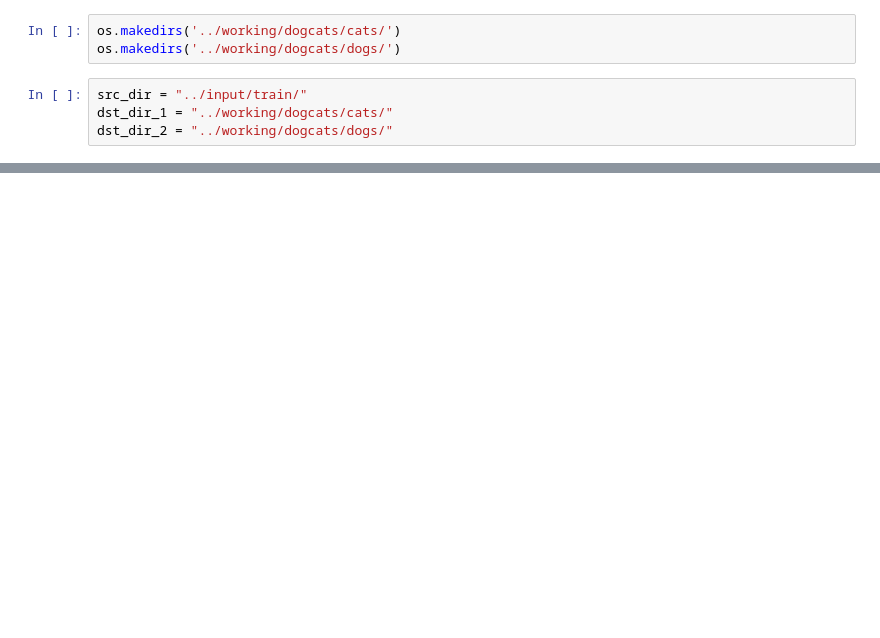
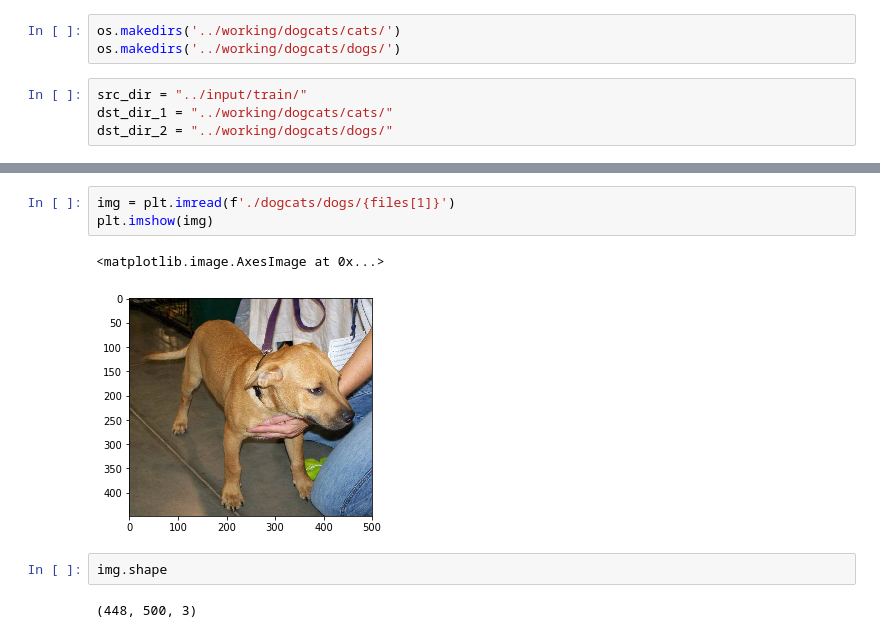
Before and after one commit to anshulrai/Kaggle-Challenges, a Jupyter notebook: Dog vs Cats/Dog vs Cats #1.ipynb, the cells around one changed output, grey strips where cells are left out. Drawn from its saved outputs; the diff is of its cells as text; blank space fills up the shorter version.

```diff
--- a/Dog vs Cats/Dog vs Cats #1.ipynb
+++ b/Dog vs Cats/Dog vs Cats #1.ipynb
@@ -29,0 +97,10 @@ for jpgfile in glob.iglob(os.path.join(src_dir, "dog*.jpg")):
+# %%
+img = plt.imread(f'./dogcats/dogs/{files[1]}')
+plt.imshow(img)
+# %% [output]
+<matplotlib.image.AxesImage at 0x...>
+[figure, added]
+# %%
+img.shape
+# %% [output]
+(448, 500, 3)
```
Also changed, not shown: parts of 13 cells of this notebook.
